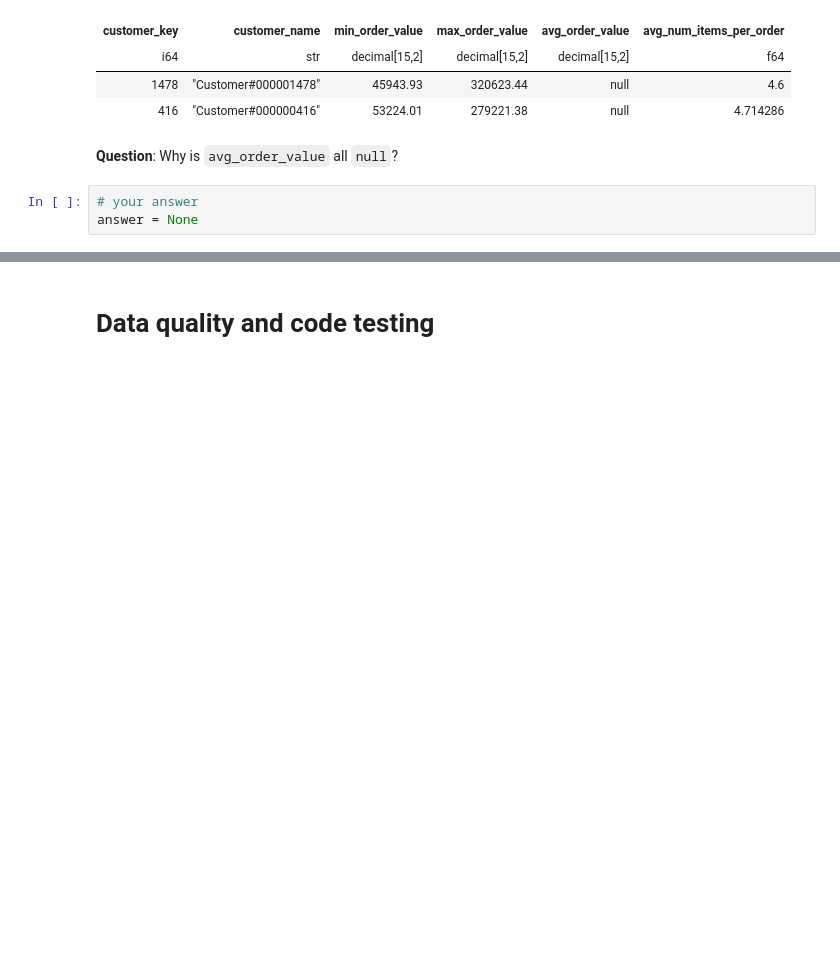
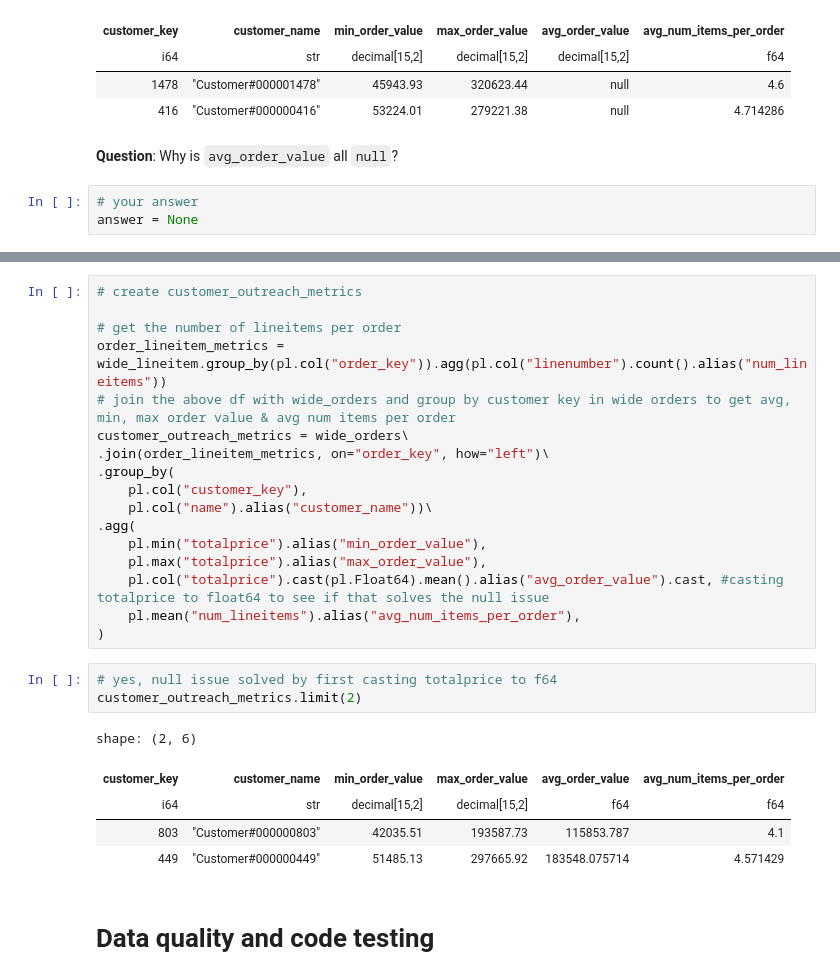
Before and after one commit to sarah-weatherbee/de-review-jm, a Jupyter notebook: setup-data-project.ipynb, the cells around one changed output, grey strips where cells are left out. Cells and saved outputs as stored; diff of their text form; blank space fills up the shorter version.

Commit message:
resolved average order value bug - polars idiosyncrasy

```diff
--- a/setup-data-project.ipynb
+++ b/setup-data-project.ipynb
@@ -564,3 +581,29 @@ answer = None
+# %%
+# create customer_outreach_metrics
+
+# get the number of lineitems per order
+order_lineitem_metrics = wide_lineitem.group_by(pl.col("order_key")).agg(pl.col("linenumber").count().alias("num_lineitems"))
+# join the above df with wide_orders and group by customer key in wide orders to get avg, min, max order value & avg num items per order
+customer_outreach_metrics = wide_orders\
+.join(order_lineitem_metrics, on="order_key", how="left")\
+.group_by(
+    pl.col("customer_key"),
+    pl.col("name").alias("customer_name"))\
+.agg(
+    pl.min("totalprice").alias("min_order_value"),
+    pl.max("totalprice").alias("max_order_value"),
+    pl.col("totalprice").cast(pl.Float64).mean().alias("avg_order_value").cast, #casting totalprice to float64 to see if that solves the null issue
+    pl.mean("num_lineitems").alias("avg_num_items_per_order"),
+)
+# %%
+# yes, null issue solved by first casting totalprice to f64
+customer_outreach_metrics.limit(2)
+# %% [output]
+shape: (2, 6)
+| customer_key | customer_name | min_order_value | max_order_value | avg_order_value | avg_num_items_per_order |
+| i64 | str | decimal[15,2] | decimal[15,2] | f64 | f64 |
+| 803 | "Customer#000000803" | 42035.51 | 193587.73 | 115853.787 | 4.1 |
+| 449 | "Customer#000000449" | 51485.13 | 297665.92 | 183548.075714 | 4.571429 |
 # %% [markdown]
 # Data quality and code testing
 # %% [markdown]
```
Also changed, not shown: parts of 2 cells of this notebook.
